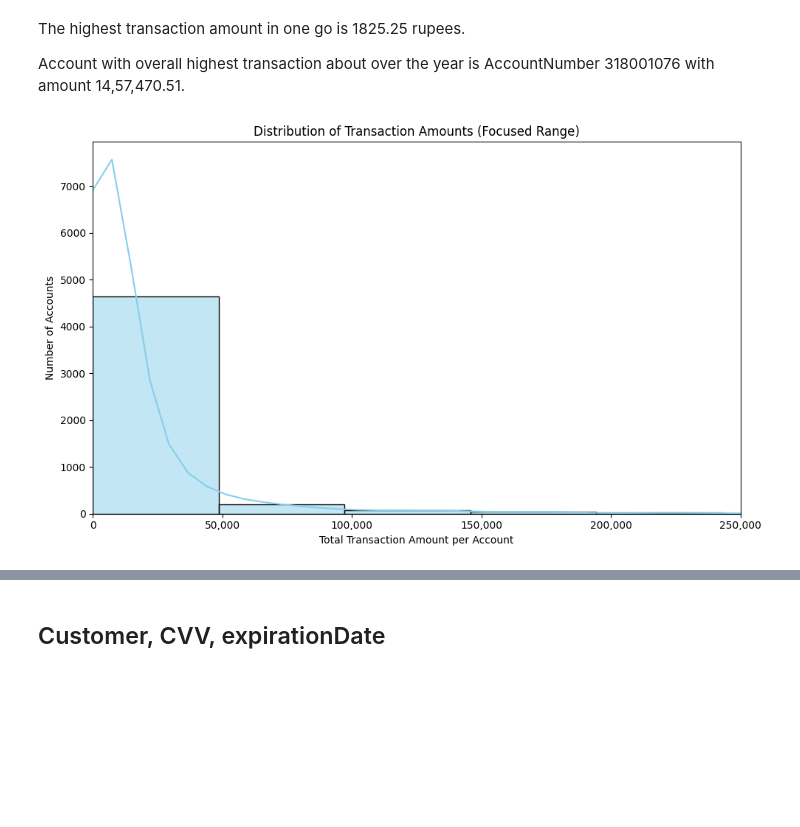
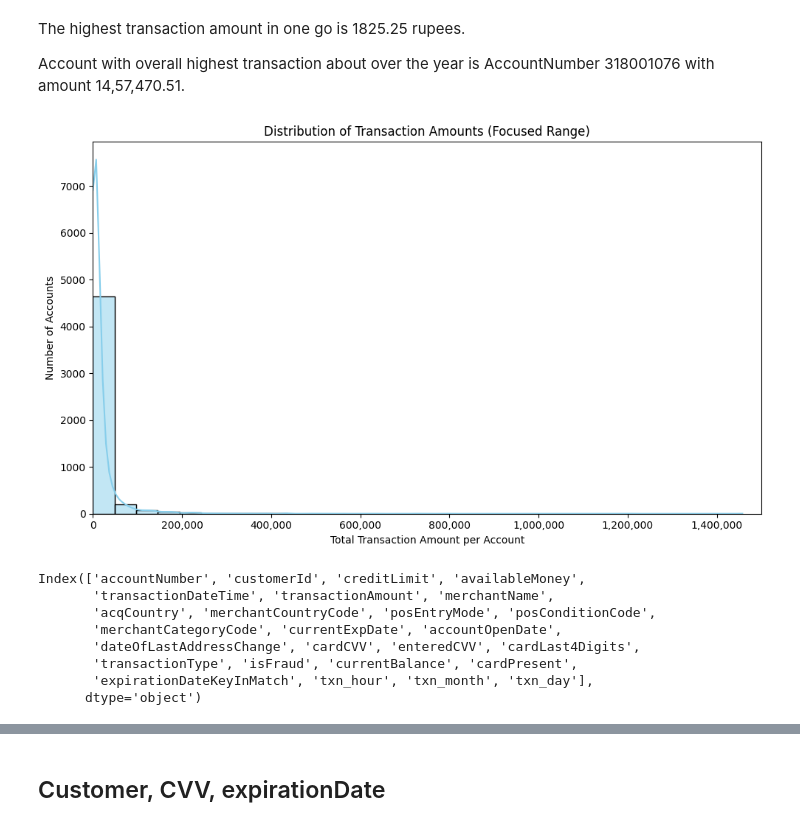
Before and after one commit to AsmitaOjha/Internship_ExtensoData_Work, a Jupyter notebook: Projects/Task_3_EDA/notebook/EDA_Questions.ipynb, the cells around one changed output, grey strips where cells are left out. Drawn from its saved outputs; the diff is of its cells as text; code cells hidden in the pictures; blank space fills up the shorter version.

```diff
--- a/Projects/Task_3_EDA/notebook/EDA_Questions.ipynb
+++ b/Projects/Task_3_EDA/notebook/EDA_Questions.ipynb
@@ -651,23 +662,33 @@ Account with overall highest transaction about over the year is AccountNumber 31
 # %%
 import seaborn as sns
 import matplotlib.pyplot as plt
 from matplotlib.ticker import FuncFormatter
 
 plt.figure(figsize=(10, 6))
 
 # Filter for realistic range (e.g., 0 to 15,000)
 sns.histplot(data=merged_data, x='transaction_amount_overall', bins=30, kde=True, color='skyblue')
 
 # Format x-axis with commas
 plt.gca().xaxis.set_major_formatter(FuncFormatter(lambda x, _: f'{int(x):,}'))
 
 # Set x-axis limits based on your actual data range
-plt.xlim(0, 250000)  # You can adjust the upper limit if needed
+plt.xlim(0, 1500000)  # You can adjust the upper limit if needed
 
 plt.xlabel('Total Transaction Amount per Account')
 plt.ylabel('Number of Accounts')
 plt.title('Distribution of Transaction Amounts (Focused Range)')
 plt.tight_layout()
 plt.show()
+
+sorted_df.columns
 # %% [output]
-[figure, old version]
+[figure, new version]
+Index(['accountNumber', 'customerId', 'creditLimit', 'availableMoney',
+       'transactionDateTime', 'transactionAmount', 'merchantName',
+       'acqCountry', 'merchantCountryCode', 'posEntryMode', 'posConditionCode',
+       'merchantCategoryCode', 'currentExpDate', 'accountOpenDate',
+       'dateOfLastAddressChange', 'cardCVV', 'enteredCVV', 'cardLast4Digits',
+       'transactionType', 'isFraud', 'currentBalance', 'cardPresent',
+       'expirationDateKeyInMatch', 'txn_hour', 'txn_month', 'txn_day'],
+      dtype='object')
```
Also changed, not shown: parts of 22 cells of this notebook, 1 other file.
